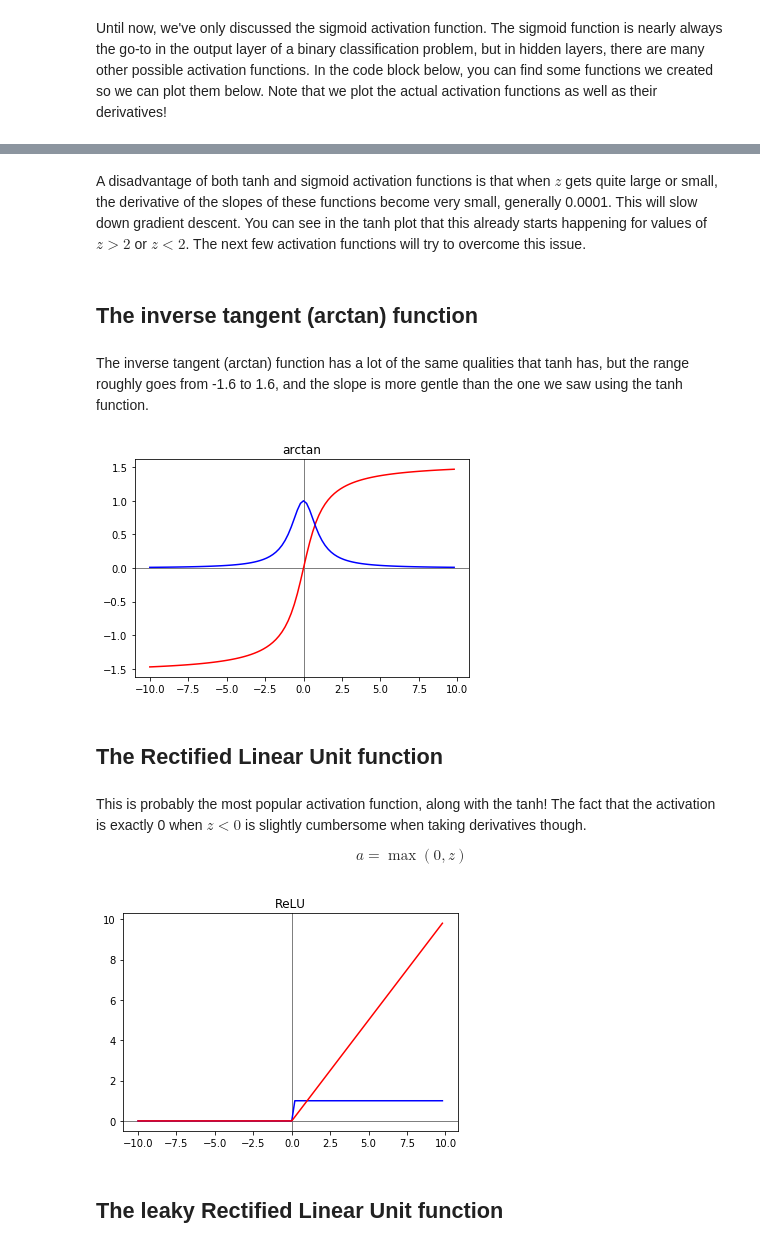
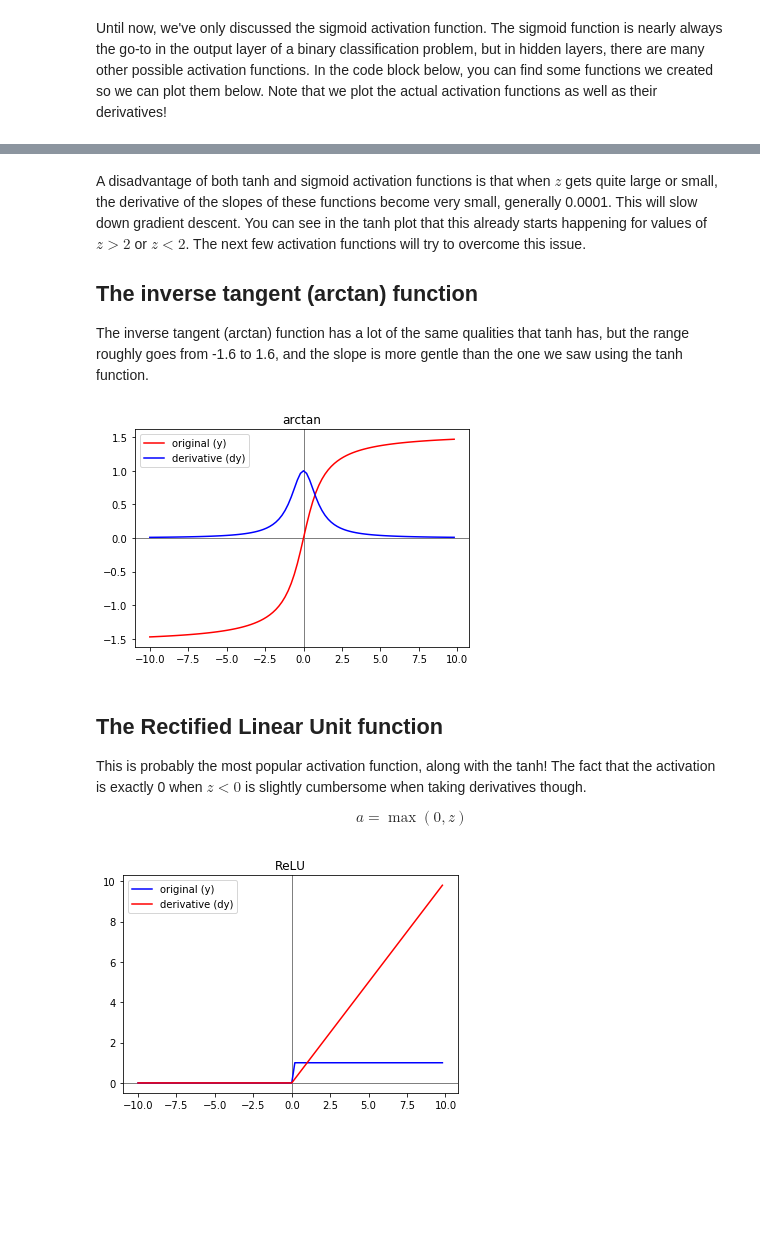
Before and after one commit to learn-co-curriculum/dsc-deeper-neural-networks, a Jupyter notebook: index.ipynb, the cells around one changed output, grey strips where cells are left out. Saved outputs shown, nothing was run; the diff lists cells and outputs as text; code cells hidden in the pictures; blank space fills up the shorter version.

```diff
--- a/index.ipynb
+++ b/index.ipynb
@@ -183,22 +186,23 @@ plt.plot(z, dy, 'b');
 # %% [markdown]
 A disadvantage of both tanh and sigmoid activation functions is that when $z$ gets quite large or small, the derivative of the slopes of these functions become very small, generally 0.0001. This will slow down gradient descent. You can see in the tanh plot that this already starts happening for values of $z > 2$ or $z < 2$. The next few activation functions will try to overcome this issue.
+
+## The inverse tangent (arctan) function
+
+The inverse tangent (arctan) function has a lot of the same qualities that tanh has, but the range roughly goes from -1.6 to 1.6, and  the slope is more gentle than the one we saw using the tanh function.
-# %% [markdown]
-## The inverse tangent (arctan) function
-# %% [markdown]
-The inverse tangent (arctan) function has a lot of the same qualities that tanh has, but the range roughly goes from -1.6 to 1.6, and  the slope is more gentle than the one we saw using the tanh function.
 # %%
 y = arctan(z)
 dy = arctan(z, derivative = True)
 plt.title('arctan')
 plt.axhline(color='gray', linewidth=1,)
 plt.axvline(color='gray', linewidth=1,)
-plt.plot(z, y, 'r')
-plt.plot(z, dy, 'b');
+plt.plot(z, y, 'r', label='original (y)')
+plt.plot(z, dy, 'b', label='derivative (dy)')
+plt.legend();
 # %% [output]
-[figure, old version]
+[figure, new version]
-# %% [markdown]
-## The Rectified Linear Unit function
 # %% [markdown]
+## The Rectified Linear Unit function
+
 This is probably the most popular activation function, along with the tanh! The fact that the activation is exactly 0 when $z <0$  is slightly cumbersome when taking derivatives though.
 
 $$a=\max(0, z)$$
@@ -208,10 +212,9 @@ y = relu(z)
 dy = relu(z, derivative=True)
 plt.axhline(color='gray', linewidth=1,)
 plt.axvline(color='gray', linewidth=1,)
-plt.plot(z, dy, 'b')
-plt.plot(z, y, 'r');
+plt.plot(z, dy, 'b', label='original (y)')
+plt.plot(z, y, 'r', label='derivative (dy)')
+plt.legend();
 # %% [output]
-[figure, old version]
+[figure, new version]
-# %% [markdown]
-## The leaky Rectified Linear Unit function
 # %% [markdown]
```
Also changed, not shown: parts of 13 cells of this notebook, 9 other files.
